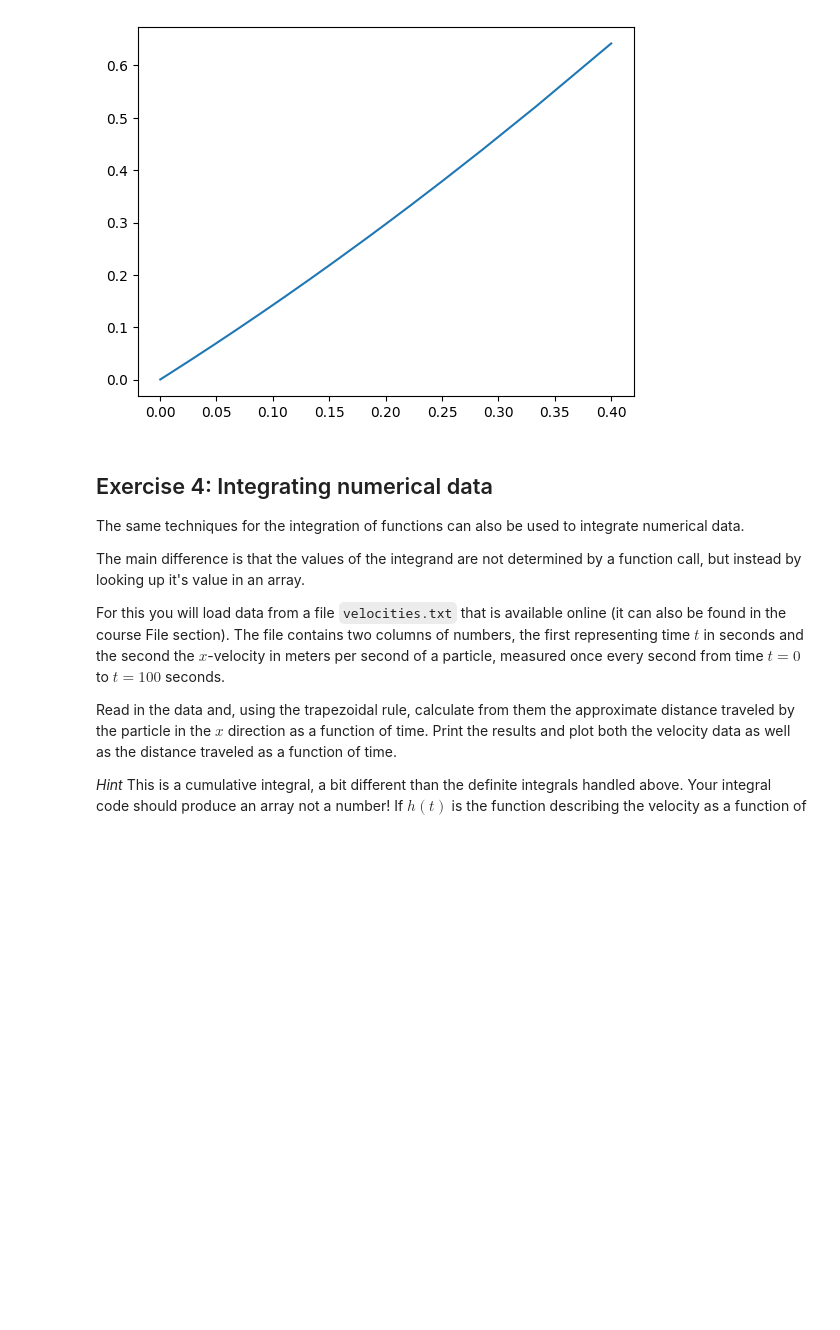
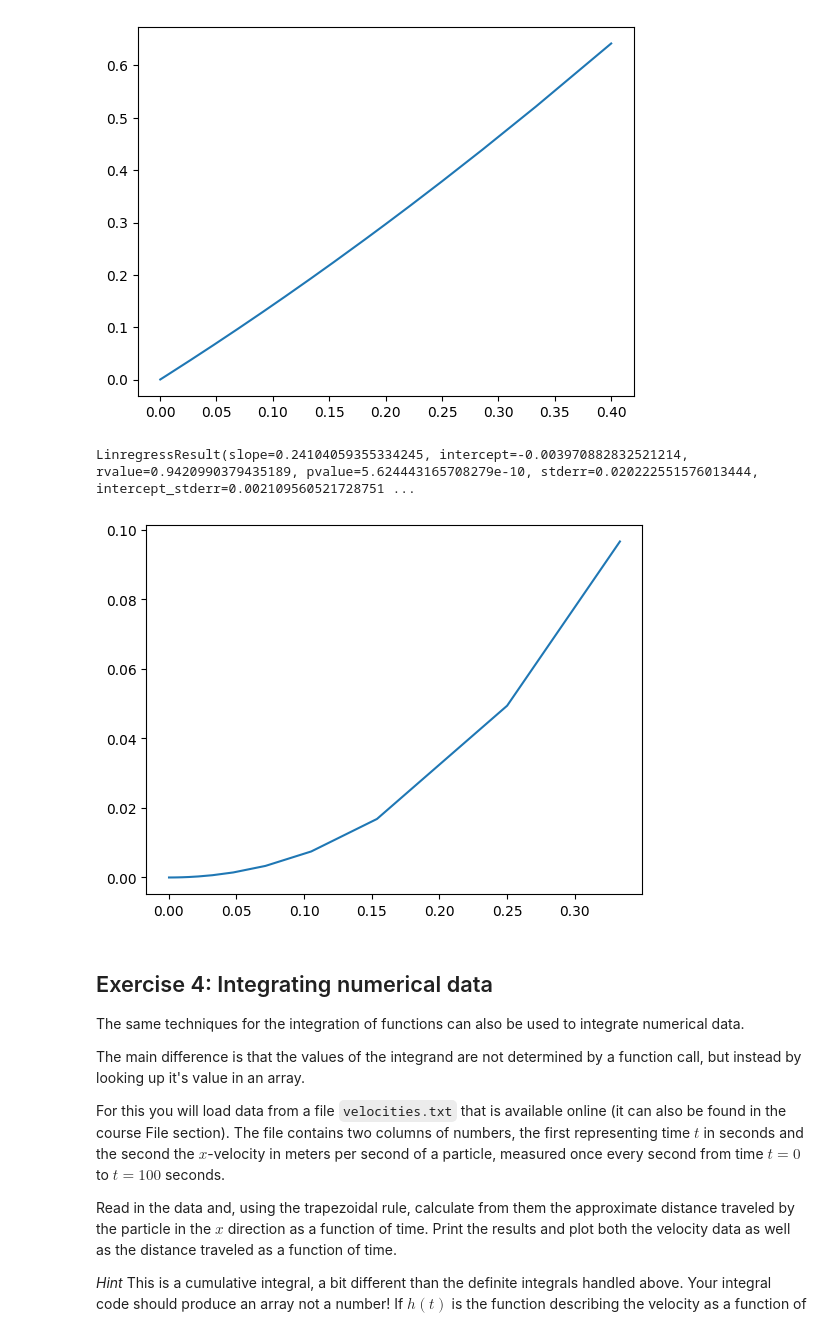
Before and after one commit to ufotermiten/Integration-LP4, a Jupyter notebook: SEE125_Integration_Group045.ipynb, the cells around one changed output. Cells and saved outputs as stored; diff of their text form; code cells hidden in the pictures; blank space fills up the shorter version.

Commit message:
lade till bing

```diff
--- a/SEE125_Integration_Group045.ipynb
+++ b/SEE125_Integration_Group045.ipynb
@@ -208,6 +208,39 @@ plt.show()
 # %% [output]
 LinregressResult(slope=1.4996988240947464, intercept=-0.00015618460189082296, rvalue=0.9987380395072769, pvalue=0.0, stderr=0.0007544063482423728, intercept_stderr=7.098376342711021e-06)
 [figure]
+# %%
+#### BING CHILLING GPT
+def bencherror(method):
+    a = 0 # lower limit of integration
+    b = 2 # upper limit of integration
+    exact = 4.4 # exact value of the integral
+    Nmin = 6
+    Nmax = 10**4
+    Nvalues = np.logspace(np.log10(Nmin), np.log10(Nmax), 20).astype(int)
+    hvalues = (b-a)/Nvalues
+    errors = []
+    for N in Nvalues:
+        if method == 'Right Rectangle':
+            I = right(f, a, b, N)
+        elif method == 'Midpoint':
+            I = mid(f, a, b, N)
+        elif method == 'Trapezium':
+            I = trap(f, a, b, N)
+        elif method == 'Simpson':
+            I = simp(f, a, b, N)
+        else:
+            raise ValueError('Method not recognized')
+        errors.append(abs(I - exact)/exact)
+    return hvalues, errors
+
+h ,errors = bencherror('Trapezium')
+fig,ax = plt.subplots()
+ax.plot(h,errors)
+print(scipy.stats.linregress(h,errors))
+plt.show()
+# %% [output]
+LinregressResult(slope=0.24104059355334245, intercept=-0.003970882832521214, rvalue=0.9420990379435189, pvalue=5.624443165708279e-10, stderr=0.020222551576013444, intercept_stderr=0.002109560521728751 ...
+[figure, added]
 # %% [markdown]
 ## Exercise 4: Integrating numerical data
 
```
